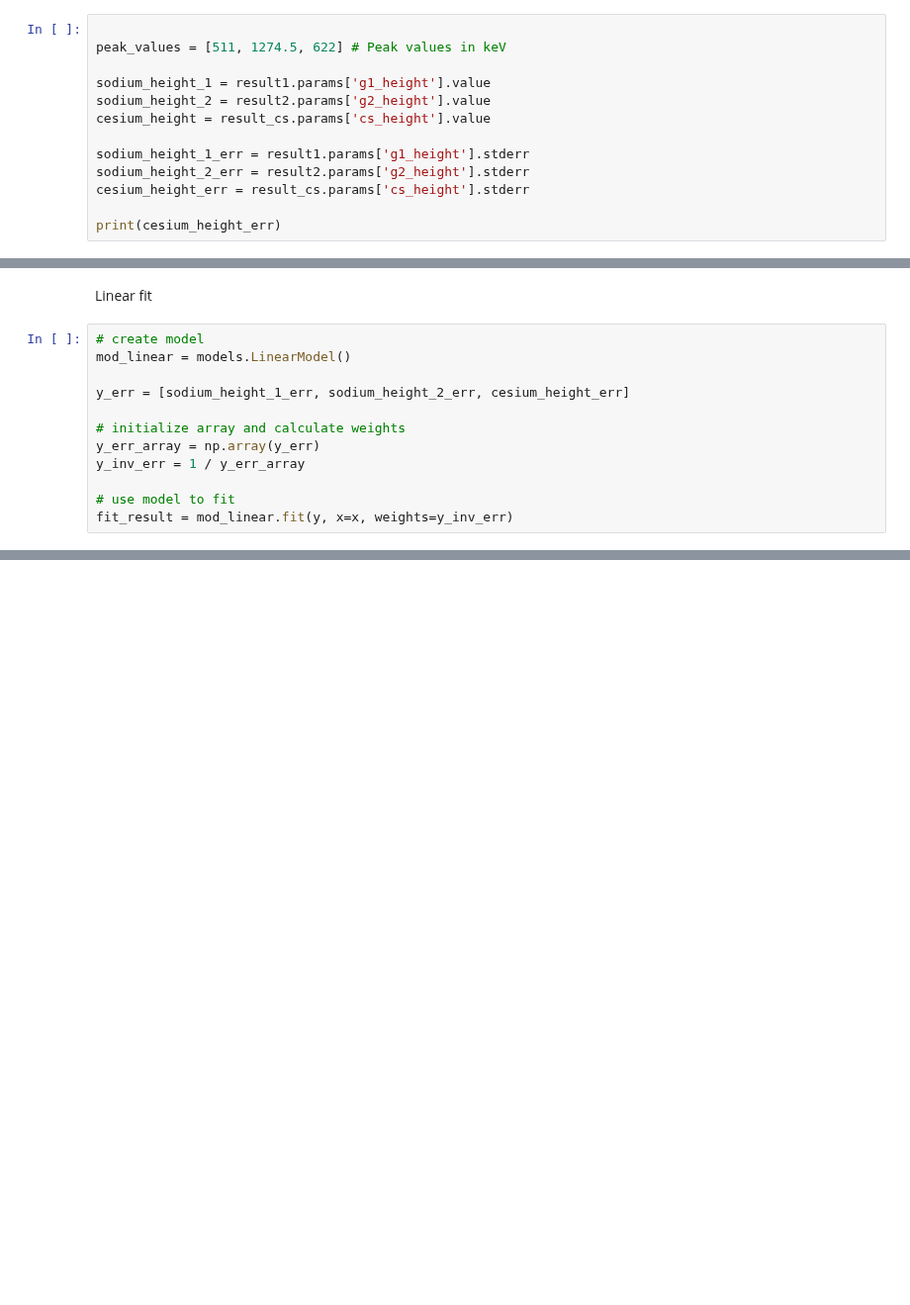
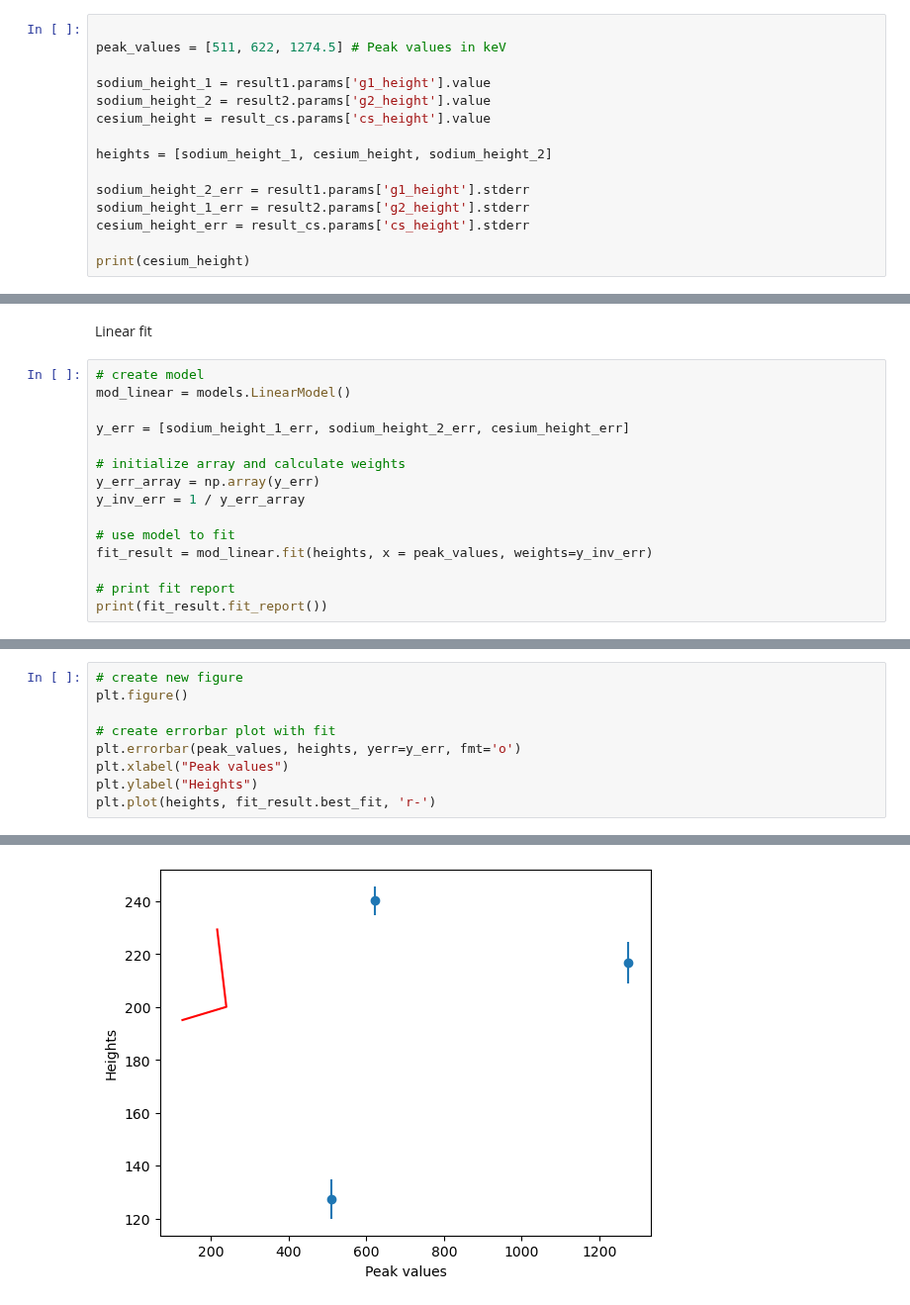
Before and after one commit to SannevWestrenen/NSP2-Particle-Physics---Charley-Sanne, a Jupyter notebook: calibration/Particle Physics - Charley & Sanne.ipynb, the cells around one changed output, grey strips where cells are left out. Shown at 99% size. Cells and saved outputs as stored; diff of their text form; blank space fills up the shorter version.

Commit message:
Linearfit try #1

```diff
--- a/calibration/Particle Physics - Charley & Sanne.ipynb
+++ b/calibration/Particle Physics - Charley & Sanne.ipynb
@@ -219,15 +219,17 @@ print(result_cs.fit_report())
 Values for the linear fit
 # %%
 
-peak_values = [511, 1274.5, 622] # Peak values in keV
+peak_values = [511, 622, 1274.5] # Peak values in keV
 
 sodium_height_1 = result1.params['g1_height'].value
 sodium_height_2 = result2.params['g2_height'].value
 cesium_height = result_cs.params['cs_height'].value
 
-sodium_height_1_err = result1.params['g1_height'].stderr
-sodium_height_2_err = result2.params['g2_height'].stderr
+heights = [sodium_height_1, cesium_height, sodium_height_2]
+
+sodium_height_2_err = result1.params['g1_height'].stderr
+sodium_height_1_err = result2.params['g2_height'].stderr
 cesium_height_err = result_cs.params['cs_height'].stderr
 
-print(cesium_height_err)
+print(cesium_height)
 # %% [output]
@@ -245,5 +247,8 @@ y_err_array = np.array(y_err)
 y_inv_err = 1 / y_err_array
 
 # use model to fit
-fit_result = mod_linear.fit(y, x=x, weights=y_inv_err)
+fit_result = mod_linear.fit(heights, x = peak_values, weights=y_inv_err)
+
+# print fit report
+print(fit_result.fit_report())
 # %% [output]
@@ -250,0 +274,10 @@ ValueError: operands could not be broadcast together with shapes (255,) (3,) (25
+# %%
+# create new figure
+plt.figure()
+
+# create errorbar plot with fit
+plt.errorbar(peak_values, heights, yerr=y_err, fmt='o')
+plt.xlabel("Peak values")
+plt.ylabel("Heights")
+plt.plot(heights, fit_result.best_fit, 'r-')
+# %% [output]
@@ -250,0 +285 @@ ValueError: operands could not be broadcast together with shapes (255,) (3,) (25
+[figure, added]
```
Also changed, not shown: parts of 4 cells of this notebook.
